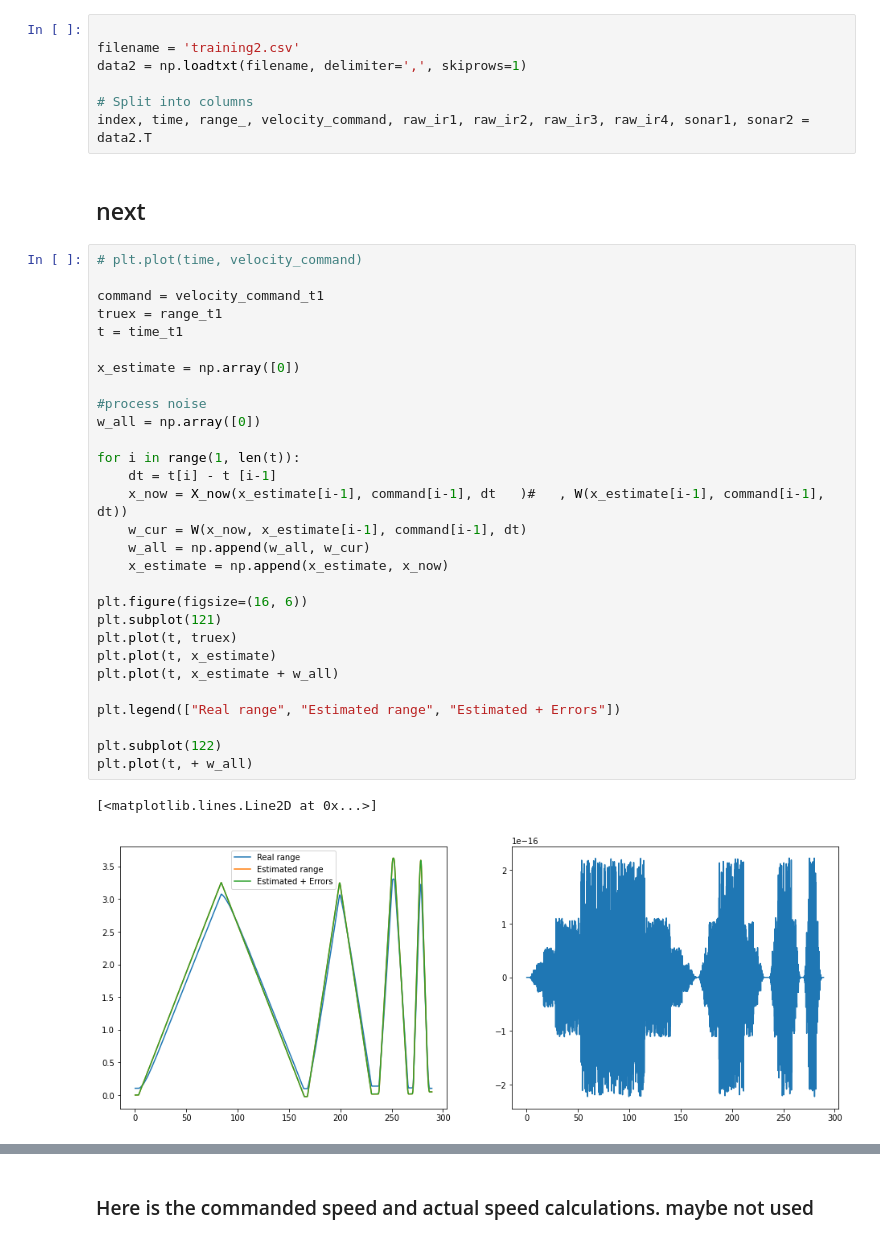
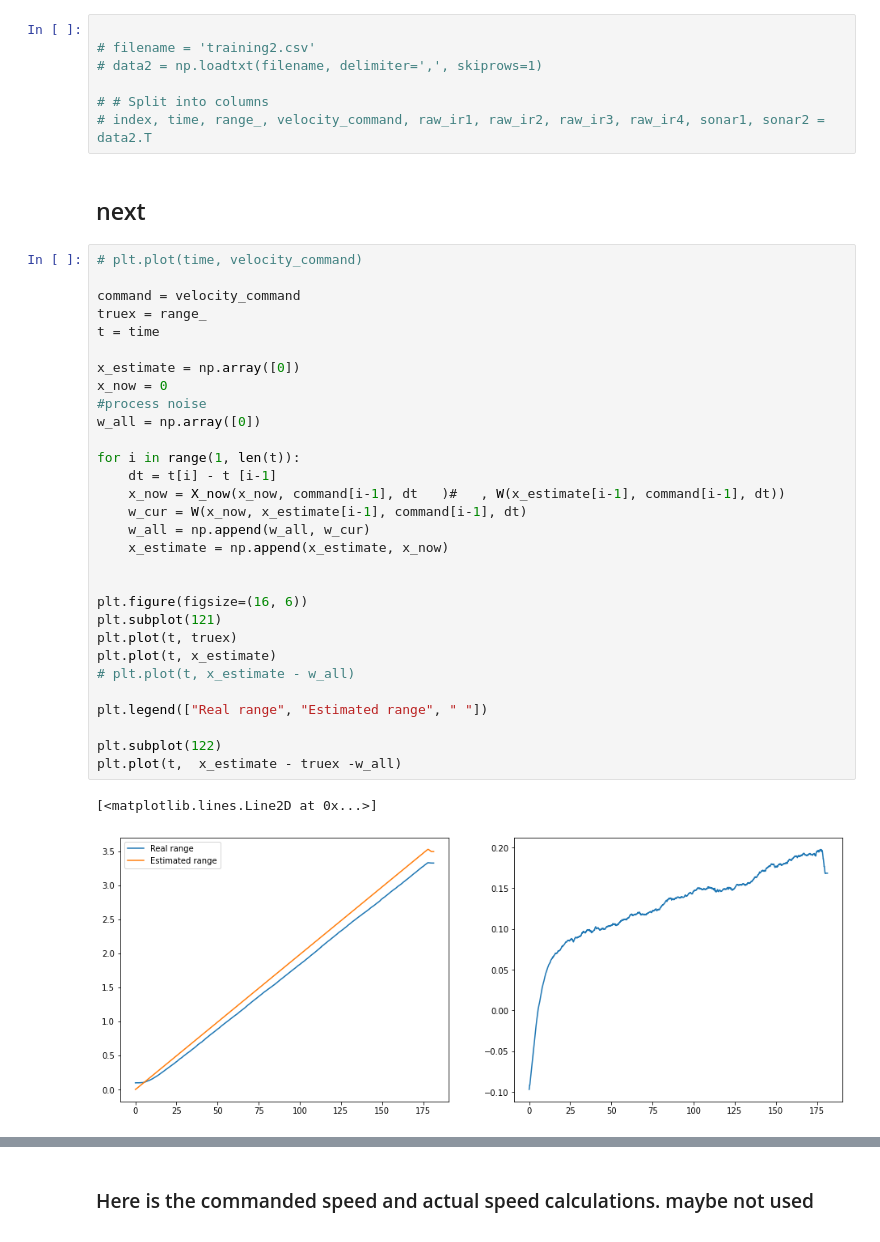
Before and after one commit to Laserbean/ENMT482_Ass1, a Jupyter notebook: Assignment1.ipynb, the cells around one changed output, grey strips where cells are left out. Cells and saved outputs as stored; diff of their text form.

```diff
--- a/Assignment1.ipynb
+++ b/Assignment1.ipynb
@@ -303,44 +316,45 @@ index, time, range_, velocity_command, raw_ir1, raw_ir2, raw_ir3, raw_ir4, sonar
 # %%
 
-filename = 'training2.csv'
-data2 = np.loadtxt(filename, delimiter=',', skiprows=1)
+# filename = 'training2.csv'
+# data2 = np.loadtxt(filename, delimiter=',', skiprows=1)
 
-# Split into columns
-index, time, range_, velocity_command, raw_ir1, raw_ir2, raw_ir3, raw_ir4, sonar1, sonar2 = data2.T
+# # Split into columns
+# index, time, range_, velocity_command, raw_ir1, raw_ir2, raw_ir3, raw_ir4, sonar1, sonar2 = data2.T
 # %% [markdown]
 ## next
 # %%
 # plt.plot(time, velocity_command)
 
-command = velocity_command_t1
-truex = range_t1
-t = time_t1
+command = velocity_command
+truex = range_
+t = time
 
 x_estimate = np.array([0])
-
+x_now = 0
 #process noise
 w_all = np.array([0])
 
 for i in range(1, len(t)):
     dt = t[i] - t [i-1]
-    x_now = X_now(x_estimate[i-1], command[i-1], dt   )#   , W(x_estimate[i-1], command[i-1], dt))
+    x_now = X_now(x_now, command[i-1], dt   )#   , W(x_estimate[i-1], command[i-1], dt))
     w_cur = W(x_now, x_estimate[i-1], command[i-1], dt)
     w_all = np.append(w_all, w_cur)
     x_estimate = np.append(x_estimate, x_now)
+
 
 plt.figure(figsize=(16, 6))
 plt.subplot(121)
 plt.plot(t, truex)
 plt.plot(t, x_estimate)
-plt.plot(t, x_estimate + w_all)
+# plt.plot(t, x_estimate - w_all)
 
-plt.legend(["Real range", "Estimated range", "Estimated + Errors"])
+plt.legend(["Real range", "Estimated range", " "])
 
 plt.subplot(122)
-plt.plot(t, + w_all)
+plt.plot(t,  x_estimate - truex -w_all)
 # %% [output]
 [<matplotlib.lines.Line2D at 0x...>]
-[figure, old version]
+[figure, new version]
 # %%
 #process noise var
 # probably can assume dt = 0.06 seconds
```
Also changed, not shown: parts of 23 cells of this notebook.
